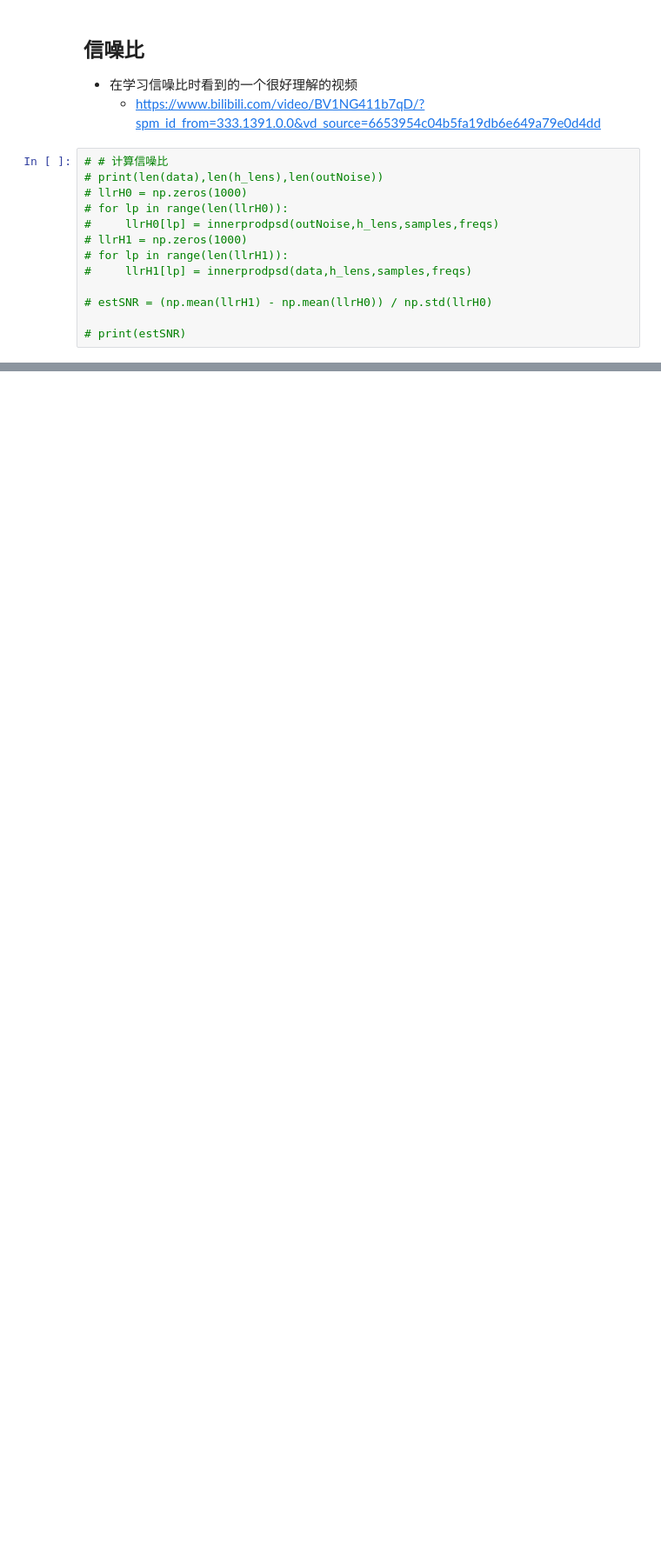
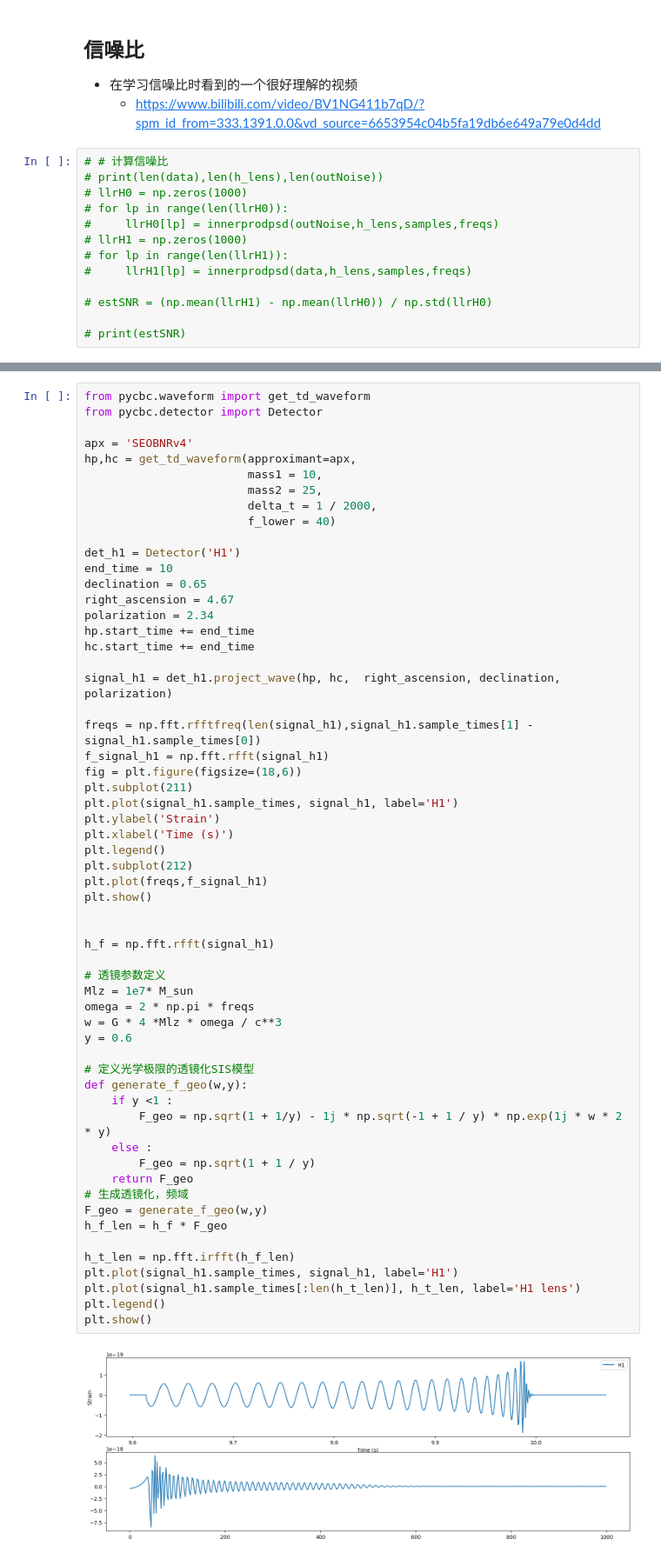
Before and after one commit to WeiQYU/PSO_change, a Jupyter notebook: PSO_change/generate_ligo/generate_signal_noise_data.ipynb, the cells around one changed output, grey strips where cells are left out. Shown at 87% size. Drawn from its saved outputs; the diff is of its cells as text; blank space fills up the shorter version.

```diff
--- a/PSO_change/generate_ligo/generate_signal_noise_data.ipynb
+++ b/PSO_change/generate_ligo/generate_signal_noise_data.ipynb
@@ -375,0 +347,60 @@ r: 1.0000e+03 m_c: 13.4881 t_c: 2.5 phi_c: 1.0 Mlz: 1.0000e+07 y: 0.6
+# %%
+from pycbc.waveform import get_td_waveform
+from pycbc.detector import Detector
+
+apx = 'SEOBNRv4'
+hp,hc = get_td_waveform(approximant=apx,
+                        mass1 = 10,
+                        mass2 = 25,
+                        delta_t = 1 / 2000,
+                        f_lower = 40)
+
+det_h1 = Detector('H1')
+end_time = 10
+declination = 0.65
+right_ascension = 4.67
+polarization = 2.34
+hp.start_time += end_time
+hc.start_time += end_time
+
+signal_h1 = det_h1.project_wave(hp, hc,  right_ascension, declination, polarization)
+
+freqs = np.fft.rfftfreq(len(signal_h1),signal_h1.sample_times[1] - signal_h1.sample_times[0])
+f_signal_h1 = np.fft.rfft(signal_h1)
+fig = plt.figure(figsize=(18,6))
+plt.subplot(211)
+plt.plot(signal_h1.sample_times, signal_h1, label='H1')
+plt.ylabel('Strain')
+plt.xlabel('Time (s)')
+plt.legend()
+plt.subplot(212)
+plt.plot(freqs,f_signal_h1)
+plt.show()
+
+
+h_f = np.fft.rfft(signal_h1)
+
+# 透镜参数定义
+Mlz = 1e7* M_sun
+omega = 2 * np.pi * freqs
+w = G * 4 *Mlz * omega / c**3
+y = 0.6
+
+# 定义光学极限的透镜化SIS模型
+def generate_f_geo(w,y):
+    if y <1 :
+        F_geo = np.sqrt(1 + 1/y) - 1j * np.sqrt(-1 + 1 / y) * np.exp(1j * w * 2 * y)
+    else :
+        F_geo = np.sqrt(1 + 1 / y)
+    return F_geo
+# 生成透镜化，频域
+F_geo = generate_f_geo(w,y)
+h_f_len = h_f * F_geo
+
+h_t_len = np.fft.irfft(h_f_len)
+plt.plot(signal_h1.sample_times, signal_h1, label='H1')
+plt.plot(signal_h1.sample_times[:len(h_t_len)], h_t_len, label='H1 lens')
+plt.legend()
+plt.show()
+# %% [output]
+[figure, added]
```
Also changed, not shown: parts of 10 cells of this notebook, 17 other files.
